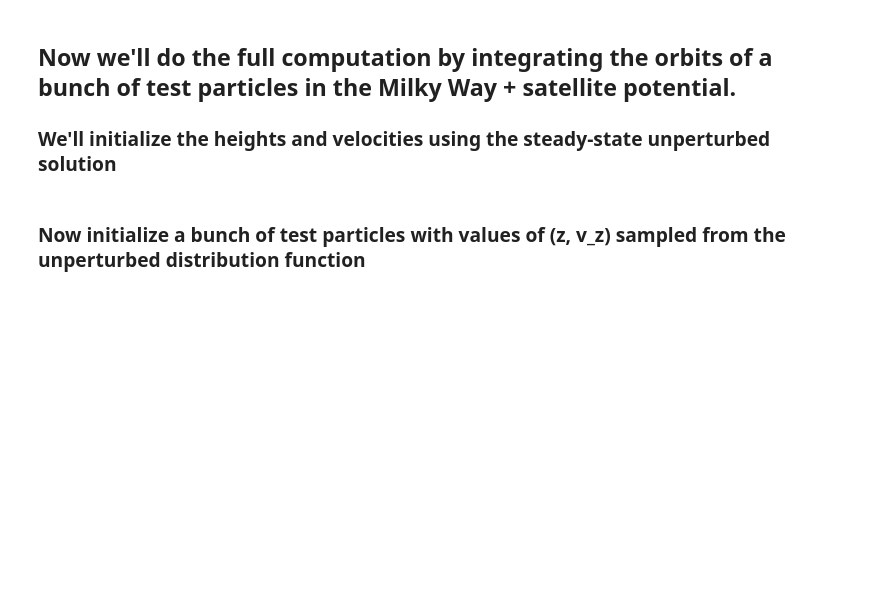
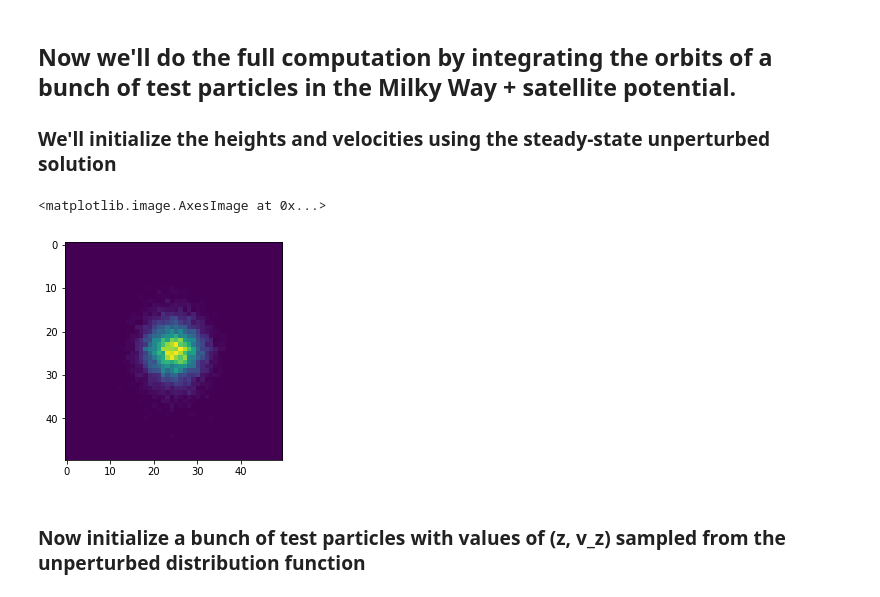
Before and after one commit to morganb-phys/wobbles, a Jupyter notebook: notebooks/exact_calculation.ipynb, the cells around one changed output. Saved outputs shown, nothing was run; the diff lists cells and outputs as text; code cells hidden in the pictures; blank space fills up the shorter version.

Commit message:
add function routine to DistributionFunction class to evaluate the 2D distribution function

```diff
--- a/notebooks/exact_calculation.ipynb
+++ b/notebooks/exact_calculation.ipynb
@@ -119,3 +95,57 @@ plt.hist(density_samples)
+# %%
+class InterpolatedPDF(object):
+
+    def __init__(self, pdf, param_ranges):
+
+        norm = np.max(pdf)
+        self._pdf = pdf/norm
+
+        nbins = np.shape(self._pdf)[0]
+        points = []
+        for prange in param_ranges:
+            points.append(np.linspace(prange[0], prange[-1], nbins))
+        self.param_ranges = param_ranges
+        self.interp = RegularGridInterpolator(points, self._pdf)
+
+    def sample(self, ndraw):
+
+        """
+        Sample the 2D distribution function with rejection sampling
+        """
+        points = np.empty((ndraw, 2))
+        count = 0
+
+        while count < ndraw:
+            sample_dim_1 = np.random.uniform(self.param_ranges[0][0], self.param_ranges[0][1])
+            sample_dim_2 = np.random.uniform(self.param_ranges[1][0], self.param_ranges[1][1])
+            point = (sample_dim_1, sample_dim_2)
+            prob = self.interp(point)
+            if prob >= np.random.rand():
+                points[count, 0], points[count, 1] = point[0], point[1]
+                count += 1
+        return points
+
+    def sample_pdf(self, samples, nbins=50):
+        """
+        Rebin samples from the 2D distribution function
+        """
+        f_approx, _, _ = np.histogram2d(samples[:,0], samples[:,1], range=self.param_ranges, bins=nbins)
+        return f_approx
+
+f = distribution_function_no_perturbation.function
+pranges = [[-2, 2], [-120, 120]]
+interp_f = InterpolatedPDF(f, pranges)
+n_samples = 10000
+samples = interp_f.sample(n_samples)
+
+z_positions, vz_samples = samples[:, 0], samples[:, 1]
+f_approx = interp_f.sample_pdf(samples)
+
+plt.figure(1)
+plt.imshow(f_approx)
+# %% [output]
+<matplotlib.image.AxesImage at 0x...>
+[figure, added]
 # %% [markdown]
 ### Now initialize a bunch of test particles with values of (z, v_z) sampled from the unperturbed distribution function
 # %%
```
Also changed, not shown: parts of 7 cells of this notebook, 2 other files.
